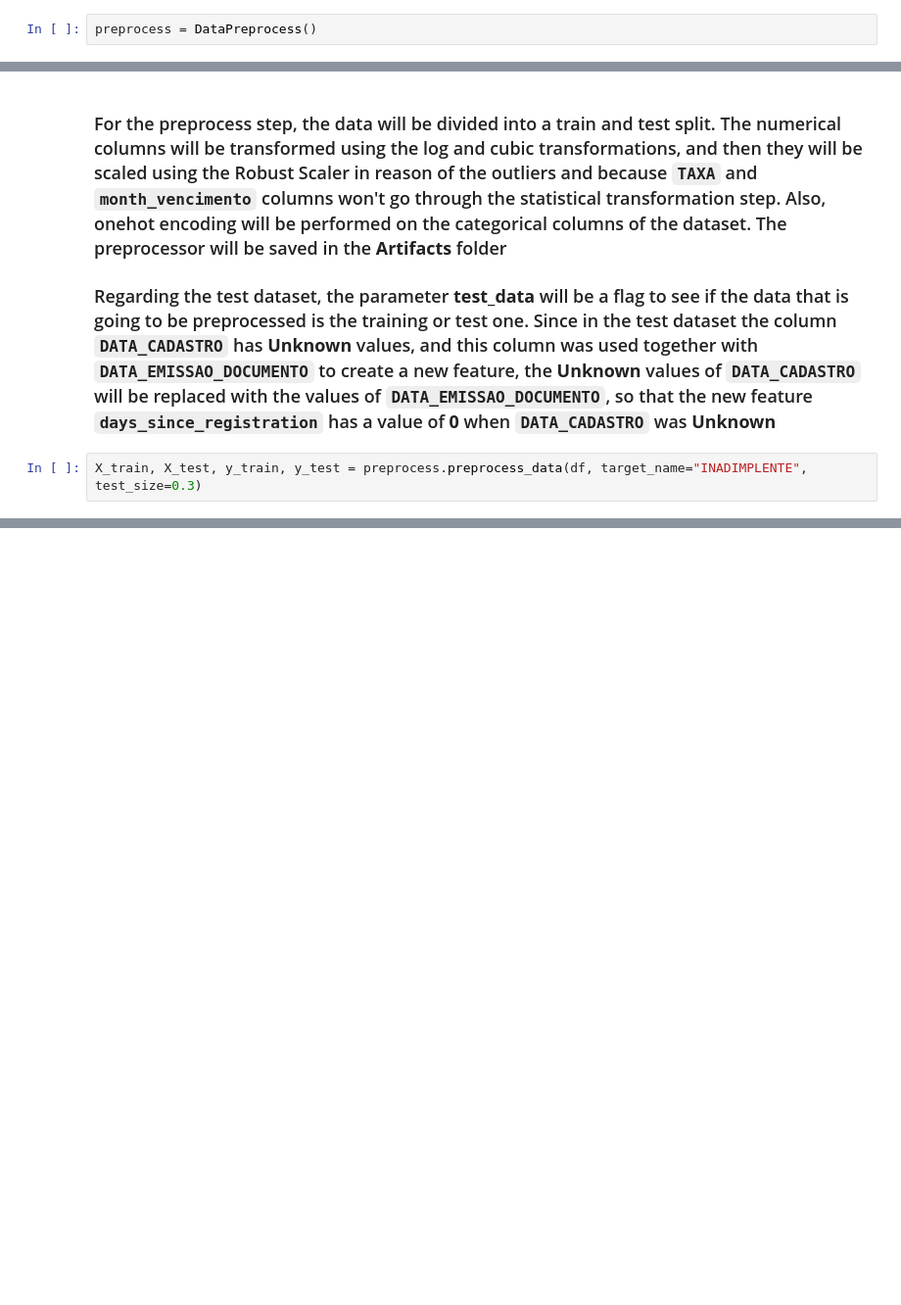
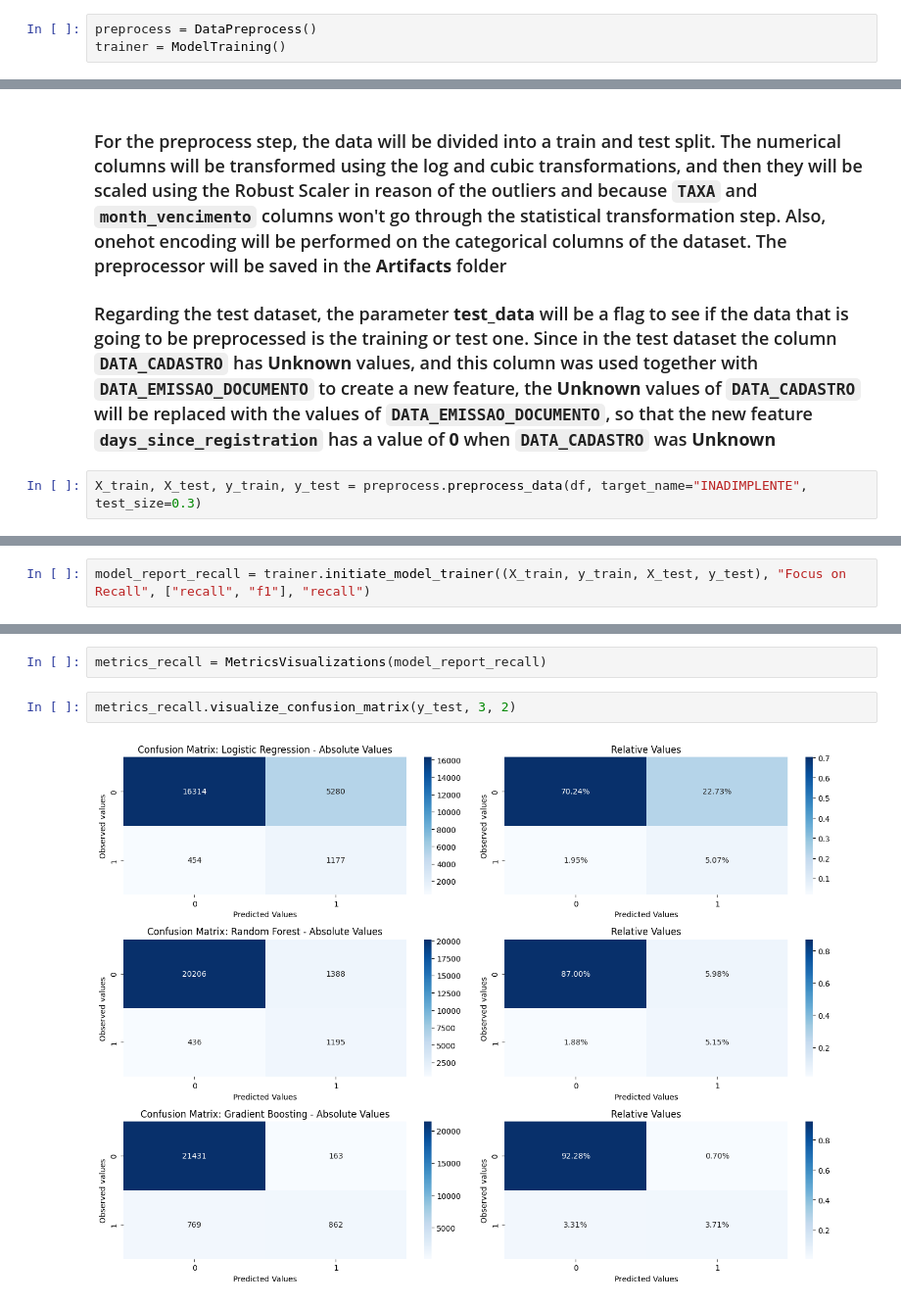
Before and after one commit to vitorccmanso/Customer-Default-Prediction, a Jupyter notebook: Notebooks/Model Training.ipynb, the cells around one changed output, grey strips where cells are left out. Shown at 98% size. Saved outputs shown, nothing was run; the diff lists cells and outputs as text; blank space fills up the shorter version.

Commit message:
Model Training Complete - Found and saved the best model as a pkl file

```diff
--- a/Notebooks/Model Training.ipynb
+++ b/Notebooks/Model Training.ipynb
@@ -12,5 +12,6 @@ from utils.machine_learning import DataPreprocess
 # %%
 preprocess = DataPreprocess()
+trainer = ModelTraining()
 # %% [markdown]
 # Data
 # %%
@@ -38,0 +52,2 @@ X_train, X_test, y_train, y_test = preprocess.preprocess_data(df, target_name="I
+# %%
+model_report_recall = trainer.initiate_model_trainer((X_train, y_train, X_test, y_test), "Focus on Recall", ["recall", "f1"], "recall")
@@ -38,0 +74,6 @@ X_train, X_test, y_train, y_test = preprocess.preprocess_data(df, target_name="I
+# %%
+metrics_recall = MetricsVisualizations(model_report_recall)
+# %%
+metrics_recall.visualize_confusion_matrix(y_test, 3, 2)
+# %% [output]
+[figure, added]
```
Also changed, not shown: parts of 60 cells of this notebook, 2 other files.
